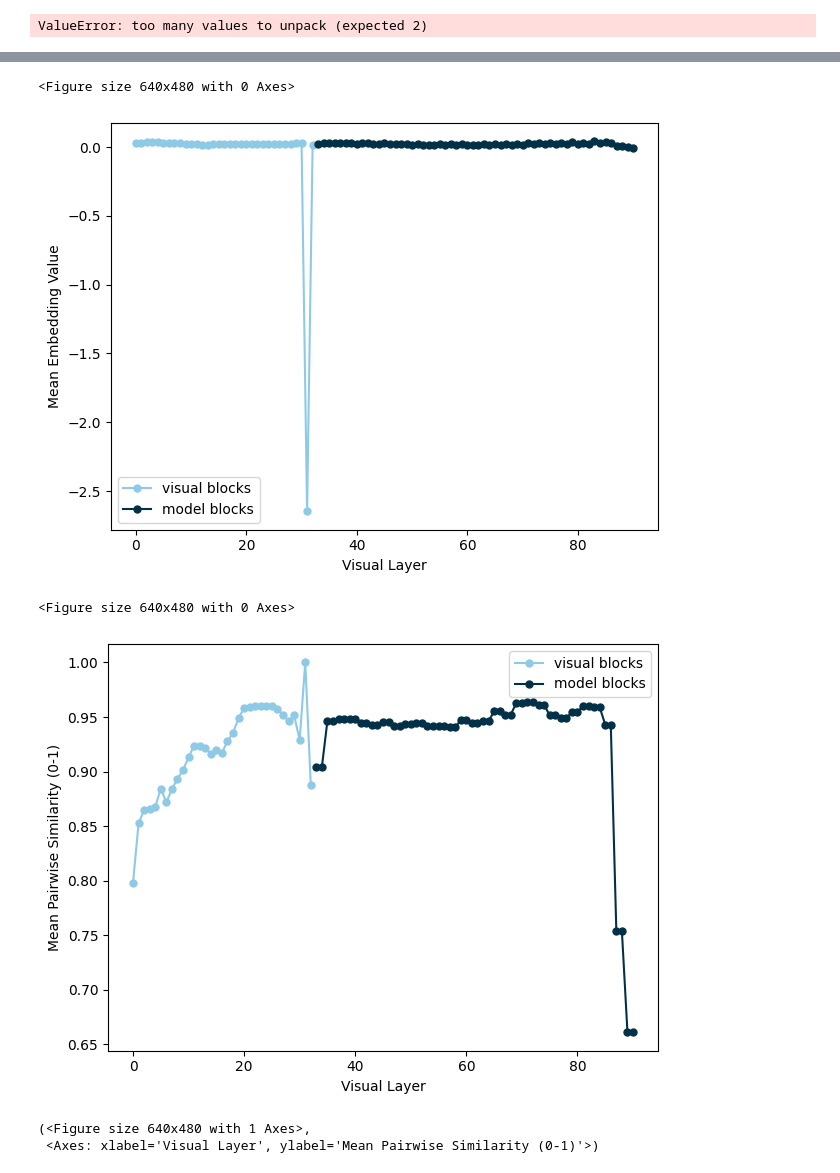
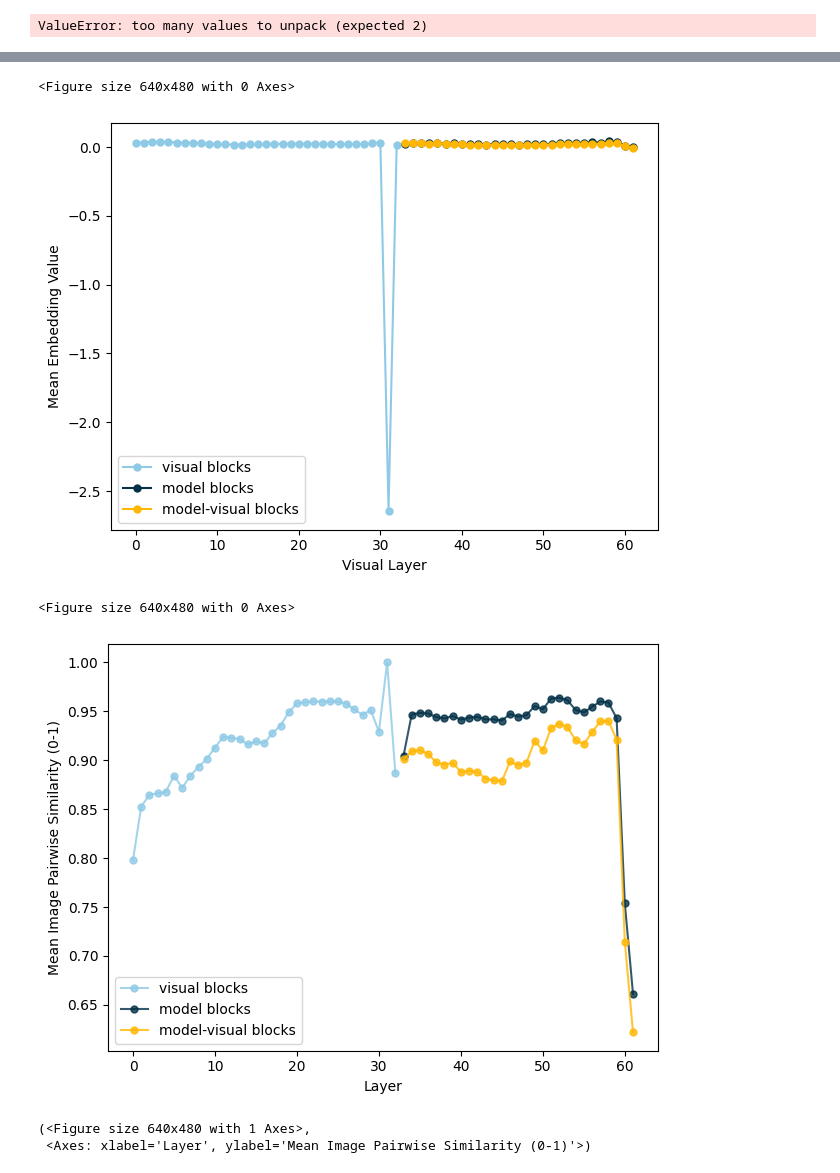
Before and after one commit to allisonchen23/vlm-lens, a Jupyter notebook: notebooks/track_mean_sims_across_layers.ipynb, the cells around one changed output, grey strips where cells are left out. Saved outputs shown, nothing was run; the diff lists cells and outputs as text; code cells hidden in the pictures.

Commit message:
working on recreating graphs of similarities vs layer w/factored out functions

```diff
--- a/notebooks/track_mean_sims_across_layers.ipynb
+++ b/notebooks/track_mean_sims_across_layers.ipynb
@@ -146,11 +146,11 @@ input_ids, input_ids_same_shapes = db_utils.unwrap_embeddings(input_ids)
 ValueError: too many values to unpack (expected 2)
 # %%
 # Get embeddings for each layer
-# for module_name, _ in model.model.named_modules():
-for module_name in ["model.norm"]:
+for module_name, _ in tqdm(model.model.named_modules()):
     if not model.config.matches_module(module_name):
         continue
     print(module_name)
+    # T
     module_embedding = db_utils.get_embeddings_by_layer(
         db_path=db_path,
         layer_name=module_name
@@ -187,6 +187,7 @@ for module_name in ["model.norm"]:
             image_token_id=IMAGE_TOKEN_IDS[config.architecture],
             same_shapes=module_embedding_same_shapes
         )
+
         # Calculate mean embedding
         visual_mean_embeddings = db_utils.compute_mean_embeddings(
             embeddings=module_visual_embedding,
@@ -252,11 +289,15 @@ print(np.array(module_embedding[1])[:5, :5])
 # For each layer, calculate the mean similarity and the norm
 mean_embeddings = {}
 mean_similarities = {}
-
+print(len(module_names))
 for idx, (name, embs, sims) in enumerate(zip(module_names, module_embeddings, module_similarities)):
+    # if idx < 4:
+    #     continue
     print(idx, name)
-
     key = name.split(".")[0]
+    if key == "model":
+        if "visual" in name:
+            key += "-visual"
     if key in mean_embeddings:
         mean_embeddings[key].append(np.mean(embs))
     else:
@@ -272,12 +313,16 @@ xs = []
 ys = []
 labels = []
 
+n_vision_layers = len(mean_embeddings["visual"])
 n_items = 0
 for k, v in mean_embeddings.items():
-    xs.append([i + n_items for i in range(len(v))])
+    if k.startswith("model"):
+        xs.append([i + n_vision_layers for i in range(len(v))])
+    else:
+        xs.append([i for i in range(len(v))])
     ys.append(v)
     labels.append("{} blocks".format(k))
-    n_items += len(v)
+
 print(len(ys[0]))
 visualizations.plot(
     xs=xs,
@@ -293,16 +338,20 @@ ys = []
 labels = []
 n_items = 0
 for k, v in mean_similarities.items():
-    xs.append([i + n_items for i in range(len(v))])
+    if k.startswith("model"):
+        xs.append([i + n_vision_layers for i in range(len(v))])
+    else:
+        xs.append([i for i in range(len(v))])
     ys.append(v)
     labels.append("{} blocks".format(k))
-    n_items += len(v)
+
 visualizations.plot(
     xs=xs,
     ys=ys,
     labels=labels,
-    xlabel='Visual Layer',
-    ylabel='Mean Pairwise Similarity (0-1)',
+    alpha=0.8,
+    xlabel='Layer',
+    ylabel='Mean Image Pairwise Similarity (0-1)',
     show=True
 )
 # %% [output]
@@ -322,10 +371,10 @@ visualizations.plot(
 88 model.layers.27-visual
 89 model.norm
 90 model.norm-visual
 33
 <Figure size 640x480 with 0 Axes>
-[figure, old version]
+[figure, new version]
 <Figure size 640x480 with 0 Axes>
-[figure, old version]
+[figure, new version]
 (<Figure size 640x480 with 1 Axes>,
- <Axes: xlabel='Visual Layer', ylabel='Mean Pairwise Similarity (0-1)'>)
+ <Axes: xlabel='Layer', ylabel='Mean Image Pairwise Similarity (0-1)'>)
```
Also changed, not shown: parts of 8 cells of this notebook, 1 other file.
